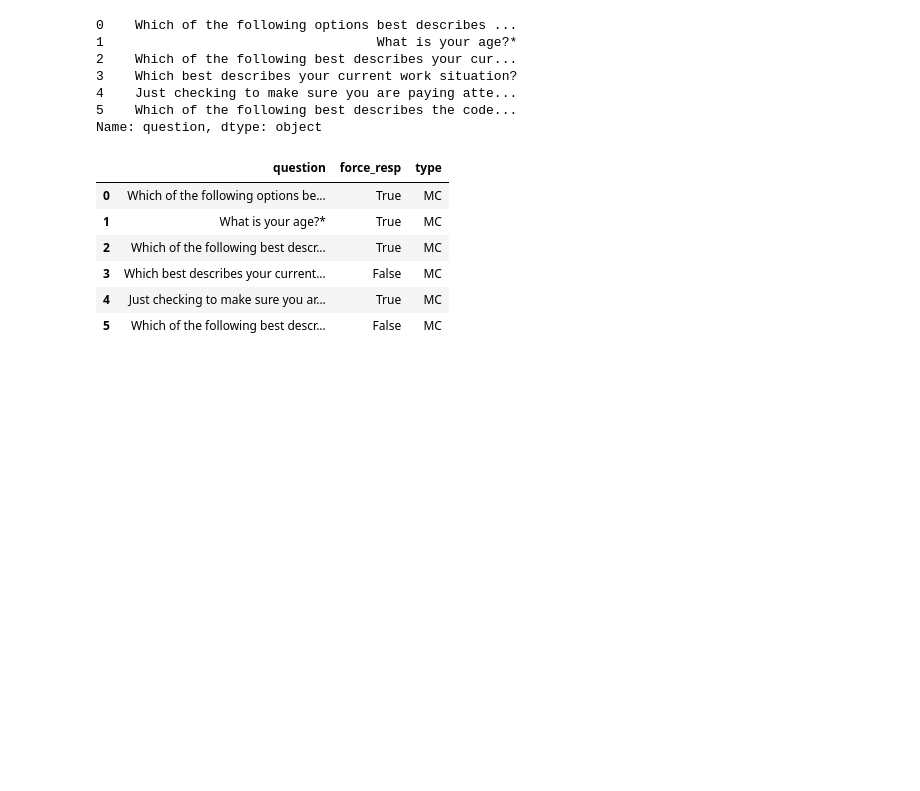
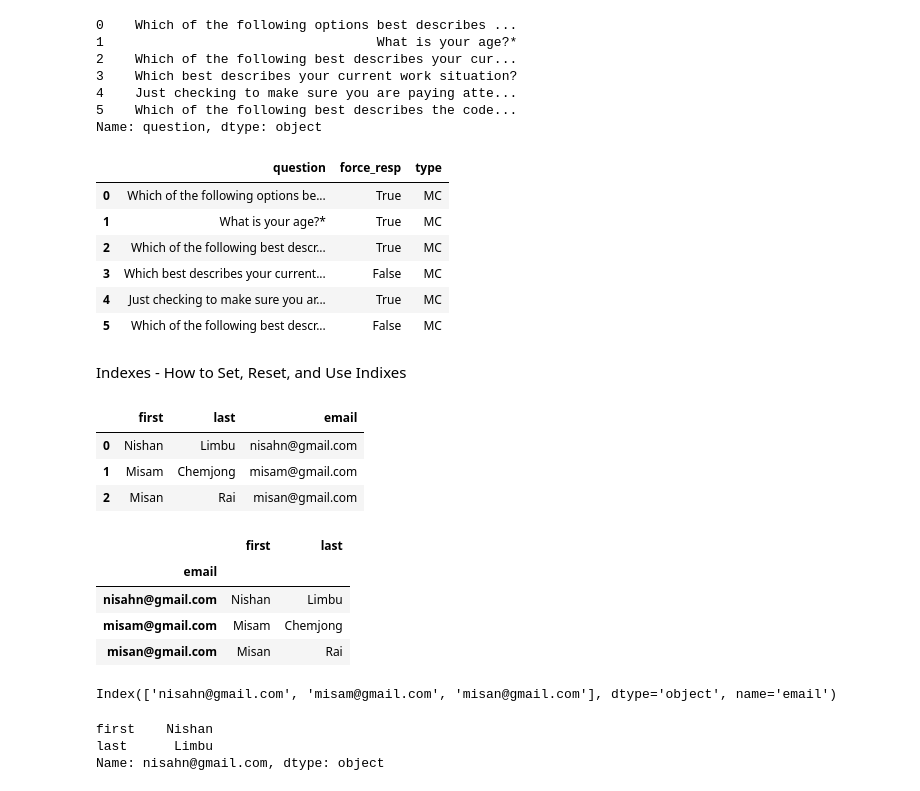
Before and after one commit to nishanlimbuchemjong/Pandas-for-AI-ML, a Jupyter notebook: Pandas_for_AI_&_ML.ipynb, the cells around one changed output. Saved outputs shown, nothing was run; the diff lists cells and outputs as text; code cells hidden in the pictures; blank space fills up the shorter version.

Commit message:
Indexes-How to Set indixes practiced

```diff
--- a/Pandas_for_AI_&_ML.ipynb
+++ b/Pandas_for_AI_&_ML.ipynb
@@ -220,3 +220,20 @@ schema_df.loc[0:5, 'question': 'type']
 | 3 | Which best describes your current... | False | MC |
 | 4 | Just checking to make sure you ar... | True | MC |
 | 5 | Which of the following best descr... | False | MC |
+# %% [markdown]
+Indexes - How to Set, Reset, and Use Indixes
+# %%
+df
+# %% [output]
+|  | first | last | email |
+| 0 | Nishan | Limbu | nisahn@gmail.com |
+| 1 | Misam | Chemjong | misam@gmail.com |
+| 2 | Misan | Rai | misan@gmail.com |
+# %%
+df.set_index('email')
+# %% [output]
+|  | first | last |
+| email |  |  |
+| nisahn@gmail.com | Nishan | Limbu |
+| misam@gmail.com | Misam | Chemjong |
+| misan@gmail.com | Misan | Rai |
@@ -222,0 +242,10 @@ schema_df.loc[0:5, 'question': 'type']
+# %%
+df.index
+# %% [output]
+Index(['nisahn@gmail.com', 'misam@gmail.com', 'misan@gmail.com'], dtype='object', name='email')
+# %%
+df.loc['nisahn@gmail.com']
+# %% [output]
+first    Nishan
+last      Limbu
+Name: nisahn@gmail.com, dtype: object
```
Also changed, not shown: parts of 1 cell of this notebook.
